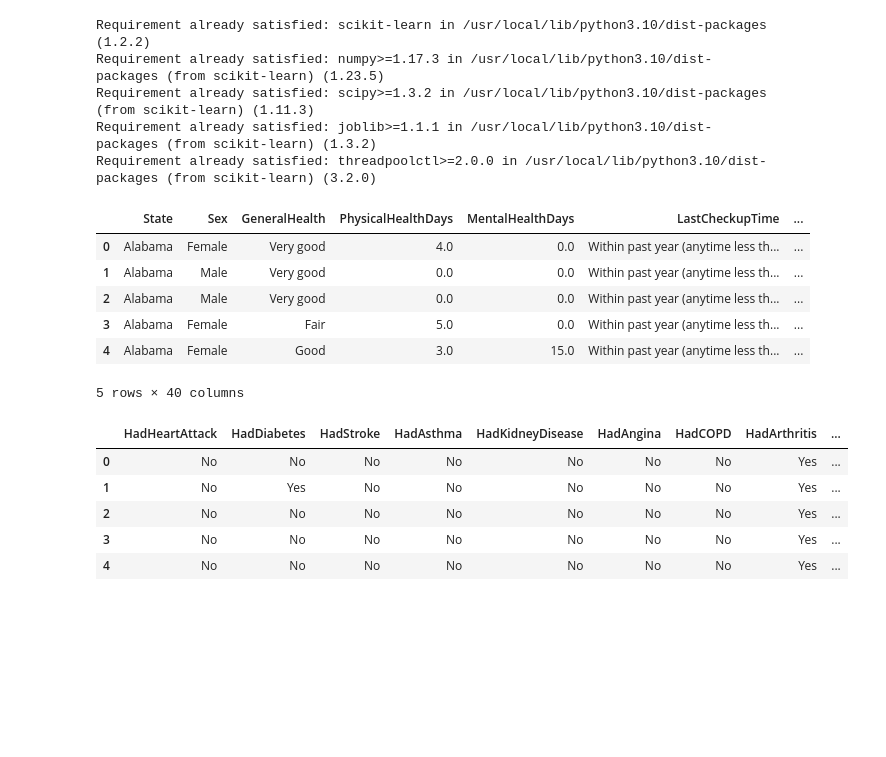
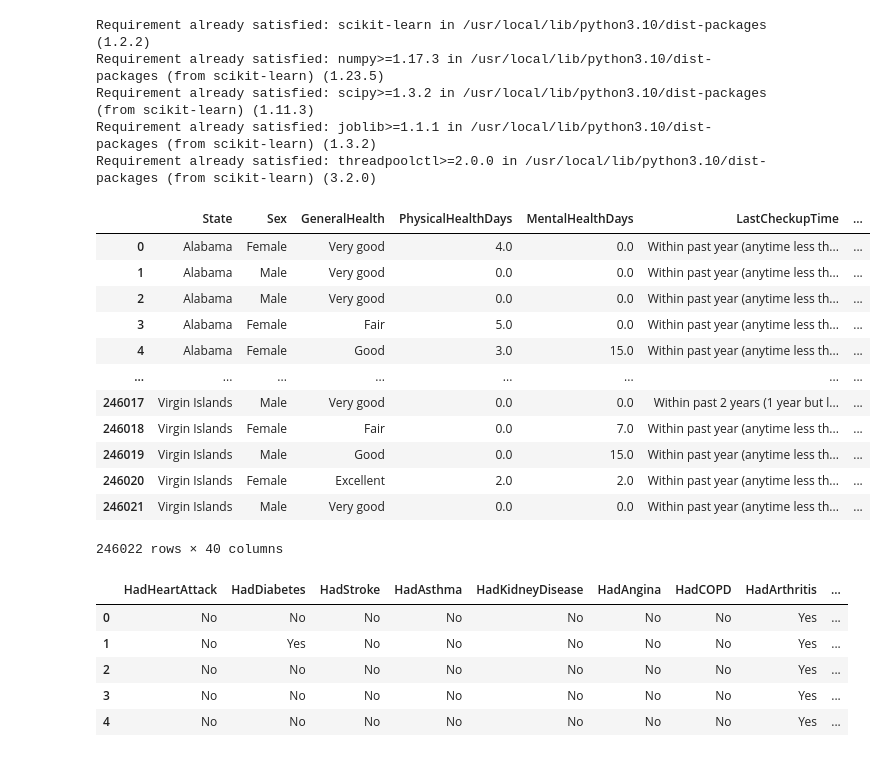
Before and after one commit to Dylan7777777/Group4_project4, a Jupyter notebook: illnessHistory.ipynb, the cells around one changed output. Cells and saved outputs as stored; diff of their text form; code cells hidden in the pictures; blank space fills up the shorter version.

```diff
--- a/illnessHistory.ipynb
+++ b/illnessHistory.ipynb
@@ -20,19 +20,25 @@ from sklearn.ensemble import RandomForestClassifier
 # %%
 # Read the CSV file into a Pandas DataFrame
 # Set the index using the Ticker column
 heart_df = pd.read_csv(
     Path("../content/heart_2022_no_nans.csv"))
 
 # Review the DataFrame
-heart_df.head()
+heart_df
 # %% [output]
 |  | State | Sex | GeneralHealth | PhysicalHealthDays | MentalHealthDays | LastCheckupTime | ... |
 | 0 | Alabama | Female | Very good | 4.0 | 0.0 | Within past year (anytime less th... | ... |
 | 1 | Alabama | Male | Very good | 0.0 | 0.0 | Within past year (anytime less th... | ... |
 | 2 | Alabama | Male | Very good | 0.0 | 0.0 | Within past year (anytime less th... | ... |
 | 3 | Alabama | Female | Fair | 5.0 | 0.0 | Within past year (anytime less th... | ... |
 | 4 | Alabama | Female | Good | 3.0 | 15.0 | Within past year (anytime less th... | ... |
+| ... | ... | ... | ... | ... | ... | ... | ... |
+| 246017 | Virgin Islands | Male | Very good | 0.0 | 0.0 | Within past 2 years (1 year but l... | ... |
+| 246018 | Virgin Islands | Female | Fair | 0.0 | 7.0 | Within past year (anytime less th... | ... |
+| 246019 | Virgin Islands | Male | Good | 0.0 | 15.0 | Within past year (anytime less th... | ... |
+| 246020 | Virgin Islands | Female | Excellent | 2.0 | 2.0 | Within past year (anytime less th... | ... |
+| 246021 | Virgin Islands | Male | Very good | 0.0 | 0.0 | Within past year (anytime less th... | ... |
-5 rows × 40 columns
+246022 rows × 40 columns
 # %%
 # Use illness history in dataset to create dataframe
 illnessHistory_df = heart_df[['HadHeartAttack','HadDiabetes','HadStroke','HadAsthma','HadKidneyDisease','HadAngina','HadCOPD','HadArthritis','CovidPos','RemovedTeeth']].copy()
```
Also changed, not shown: parts of 5 cells of this notebook, 2 other files.
